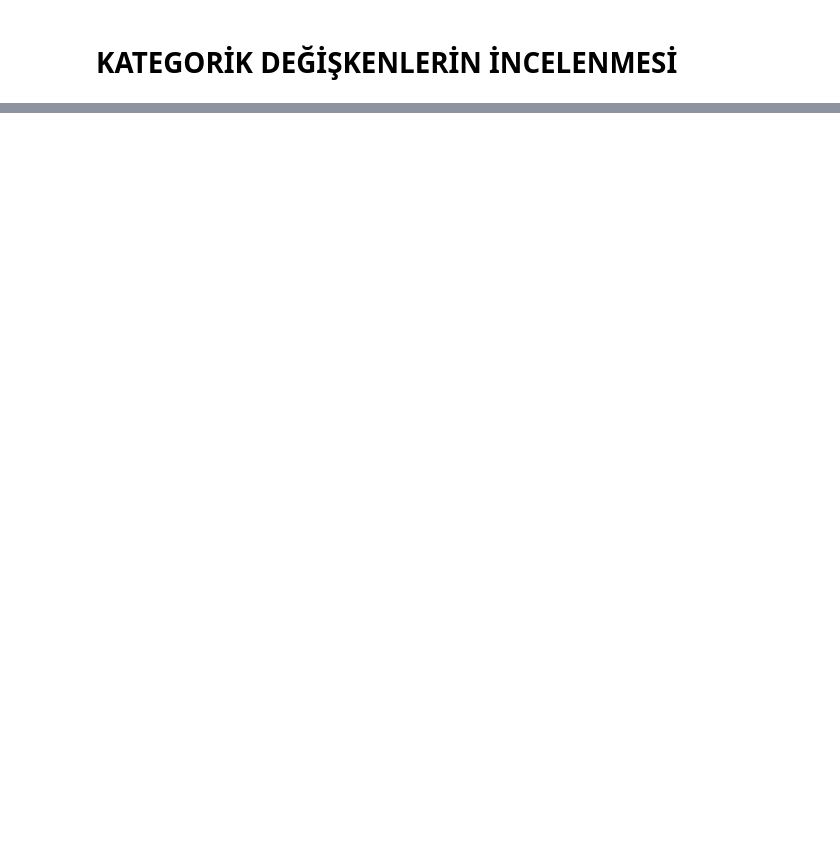
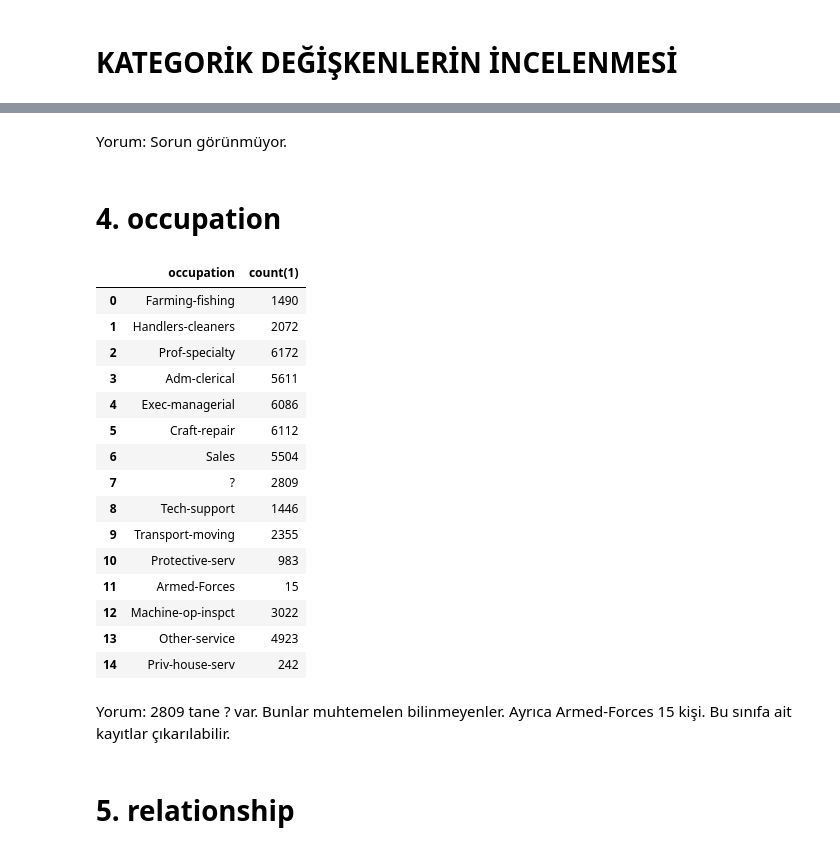
Before and after one commit to veribilimiokulu/udemy-apache-spark, a Jupyter notebook: kurs_esnasi/pyspark/MachineLearning/Preprocessing/DataExplore.ipynb, the cells around one changed output, grey strips where cells are left out. Saved outputs shown, nothing was run; the diff lists cells and outputs as text; code cells hidden in the pictures; blank space fills up the shorter version.

```diff
--- a/kurs_esnasi/pyspark/MachineLearning/Preprocessing/DataExplore.ipynb
+++ b/kurs_esnasi/pyspark/MachineLearning/Preprocessing/DataExplore.ipynb
@@ -115,0 +205,29 @@ adult_whole_df.describe(['age','fnlwgt','education_num','capital_gain','capital_
+# %% [markdown]
+Yorum: Sorun görünmüyor.
+# %% [markdown]
+# 4. occupation
+# %%
+adult_whole_df.groupBy(F.col("occupation")) \
+.agg({"*":"count"}) \
+.toPandas().head(20)
+# %% [output]
+|  | occupation | count(1) |
+| 0 | Farming-fishing | 1490 |
+| 1 | Handlers-cleaners | 2072 |
+| 2 | Prof-specialty | 6172 |
+| 3 | Adm-clerical | 5611 |
+| 4 | Exec-managerial | 6086 |
+| 5 | Craft-repair | 6112 |
+| 6 | Sales | 5504 |
+| 7 | ? | 2809 |
+| 8 | Tech-support | 1446 |
+| 9 | Transport-moving | 2355 |
+| 10 | Protective-serv | 983 |
+| 11 | Armed-Forces | 15 |
+| 12 | Machine-op-inspct | 3022 |
+| 13 | Other-service | 4923 |
+| 14 | Priv-house-serv | 242 |
+# %% [markdown]
+Yorum: 2809 tane ? var. Bunlar muhtemelen bilinmeyenler. Ayrıca Armed-Forces 15 kişi. Bu sınıfa ait kayıtlar çıkarılabilir.
+# %% [markdown]
+# 5. relationship
```
Also changed, not shown: parts of 27 cells of this notebook.
